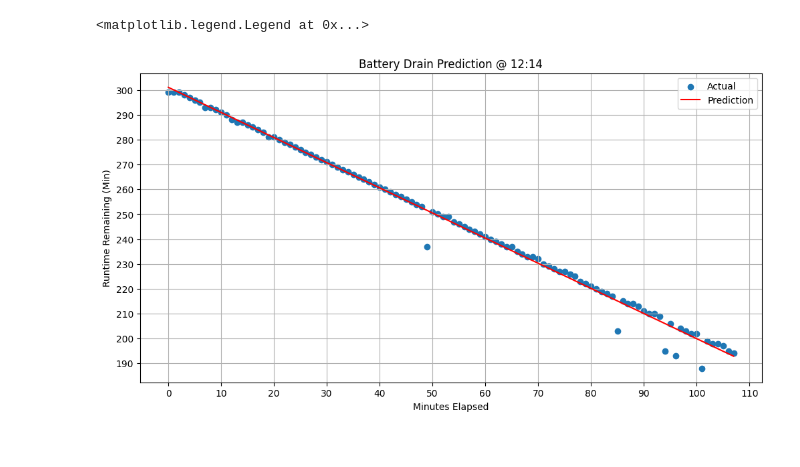
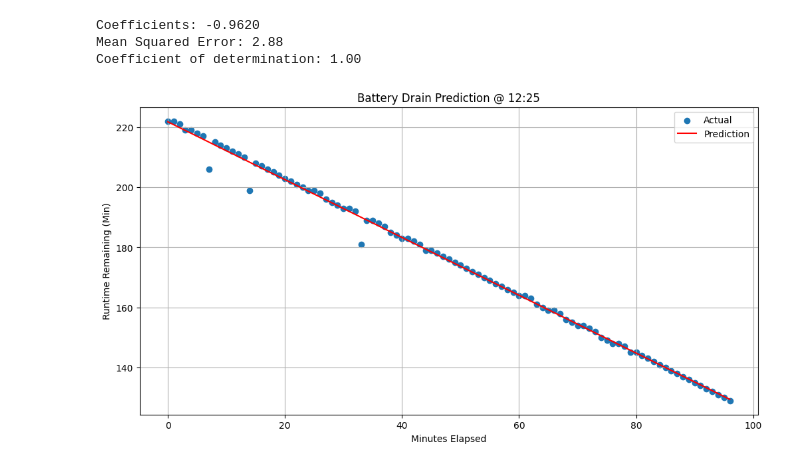
Before and after one commit to DevonCasey/UPSDataVis, a Jupyter notebook: ups_data.ipynb, the cells around one changed output. Cells and saved outputs as stored; diff of their text form; code cells hidden in the pictures.

```diff
--- a/ups_data.ipynb
+++ b/ups_data.ipynb
@@ -6,7 +16,7 @@ from sklearn.linear_model import LinearRegression
 from pprint import pprint
 # %%
 # Read the CSV file and clean up junk rows created by log dump
-df = pd.read_csv('data/dhs_building_ups_battery_1.csv', header=2)
+df = pd.read_csv('data/dhs_building_ups_battery_2.csv', header=2)
 
 # Drop row defining unit of data
 df = df.drop(index=0)
@@ -25,16 +38,21 @@ df['Runtime Remaining (Min)'] = df['Runtime Remaining (Min)'].astype(float)
 df['timestamp'] = pd.to_datetime(df['timestamp'])
 
 # Filter rows based on timestamp
-cutoff_time = pd.to_datetime('2023-05-23 12:14')
+cutoff_time = pd.to_datetime('2023-05-25 12:25')
 filtered_df = df[df['timestamp'] >= cutoff_time]
 
 # Set the desired start and end time for plotting
-start_time = pd.to_datetime('2023-05-23 12:14')
-end_time = pd.to_datetime('2023-05-23 14:01')
+start_time = pd.to_datetime('2023-05-25 12:25')
+end_time = pd.to_datetime('2023-05-25 14:01')
 
 # Filter rows after start time and before end time
 filtered_df = filtered_df[(filtered_df['timestamp'] >= start_time) & (filtered_df['timestamp'] <= end_time)]
 
 # Transform timestamp column to minutes elapsed betweeen start_time and end_time
 filtered_df['Minutes Elapsed'] = (filtered_df['timestamp'] - start_time).dt.total_seconds() / 60
+
+# Fill in NaN values with a 0, effectively true due to NaN only being present in a power outage
+filtered_df = filtered_df.fillna(0)
+
+# Reset index since this is a slice of data from a larger table
 filtered_df = filtered_df.reset_index(drop=True)
@@ -178,19 +264,25 @@ plt.legend()
 # %%
 # Plot the data and prediction
 fig, ax = plt.subplots(figsize=(12, 6))
 ax.scatter(prediction_df['Minutes Elapsed'], prediction_df['Runtime Remaining (Min)'], label='Actual')
 ax.plot(minutes_range['Minutes Elapsed'], predicted_drain, color='red', label='Prediction')
 ax.set_xlabel('Minutes Elapsed')
 ax.set_ylabel('Runtime Remaining (Min)')
 ax.set_title('Battery Drain Prediction @ ' + start_time.strftime("%I:%M"))
 
-loc_x = plticker.MultipleLocator(base=10.0)
-loc_y = plticker.MultipleLocator(base=10.0)
+loc_x = plticker.MultipleLocator(base=20.0)
+loc_y = plticker.MultipleLocator(base=20.0)
 ax.xaxis.set_major_locator(loc_x)
 ax.yaxis.set_major_locator(loc_y)
 
 plt.grid(True)
 plt.legend()
+
+print(f"Coefficients: {predicted_coefficients[0]:.4f}")
+print(f"Mean Squared Error: {predicted_mse:.2f}")
+print(f"Coefficient of determination: {predicted_r2:.2f}")
 # %% [output]
-<matplotlib.legend.Legend at 0x...>
+Coefficients: -0.9620
+Mean Squared Error: 2.88
+Coefficient of determination: 1.00
-[figure, old version]
+[figure, new version]
```
Also changed, not shown: parts of 17 cells of this notebook.
